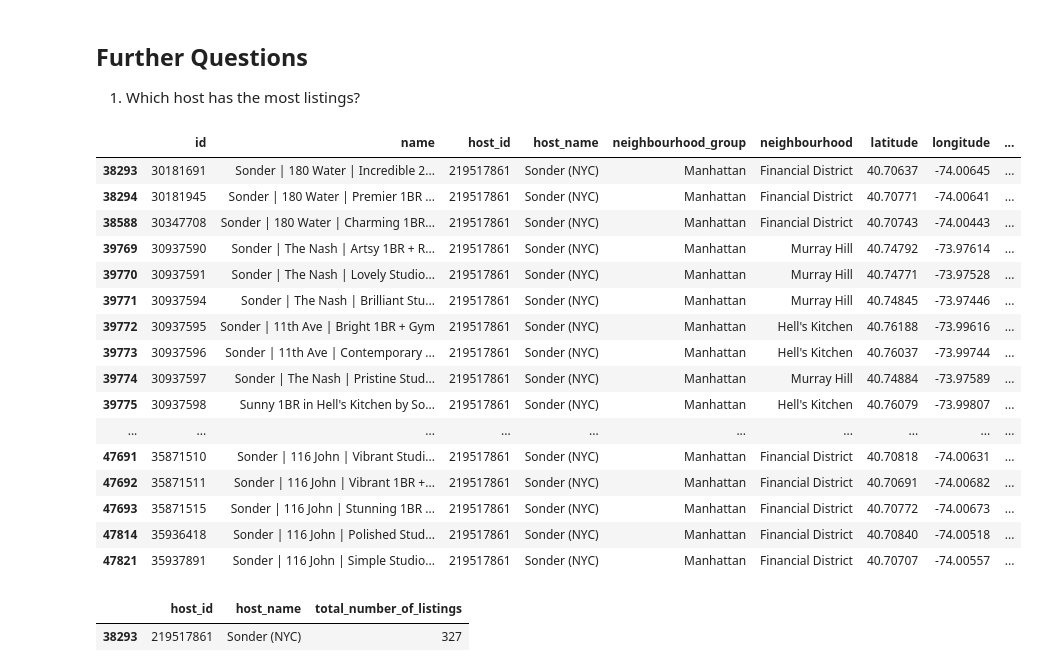
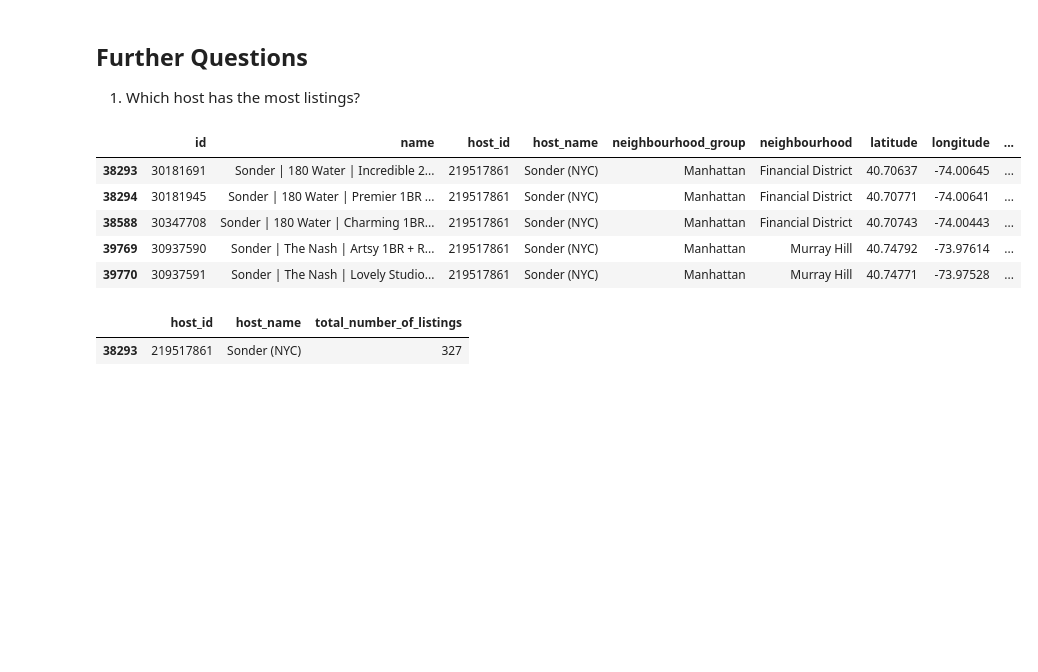
Before and after one commit to sukhpreet1910/AirBnB_Case_Study, a Jupyter notebook: AirBnB Case Study Project Jupyter notebook.ipynb, the cells around one changed output. Saved outputs shown, nothing was run; the diff lists cells and outputs as text; code cells hidden in the pictures; blank space fills up the shorter version.

```diff
--- a/AirBnB Case Study Project Jupyter notebook.ipynb
+++ b/AirBnB Case Study Project Jupyter notebook.ipynb
@@ -192,32 +181,21 @@ Danielle_from_Queens['last_review'].max()
 # %%
 # max_id = air_bnb.groupby(by='host_id').count().idxmax()
 # result = air_bnb.loc[max_id][['host_id', 'host_name']]
 # result
 
 most_listings_host_id = air_bnb['host_id'].value_counts().idxmax()
 most_listings_host_info = air_bnb[air_bnb['host_id'] == most_listings_host_id].copy()
 
 most_listings_host_info['total_number_of_listings'] = most_listings_host_info.shape[0]
 
-most_listings_host_info
+most_listings_host_info.head()
 # %% [output]
 |  | id | name | host_id | host_name | neighbourhood_group | neighbourhood | latitude | longitude | ... |
 | 38293 | 30181691 | Sonder | 180 Water | Incredible 2... | 219517861 | Sonder (NYC) | Manhattan | Financial District | 40.70637 | -74.00645 | ... |
 | 38294 | 30181945 | Sonder | 180 Water | Premier 1BR ... | 219517861 | Sonder (NYC) | Manhattan | Financial District | 40.70771 | -74.00641 | ... |
 | 38588 | 30347708 | Sonder | 180 Water | Charming 1BR... | 219517861 | Sonder (NYC) | Manhattan | Financial District | 40.70743 | -74.00443 | ... |
 | 39769 | 30937590 | Sonder | The Nash | Artsy 1BR + R... | 219517861 | Sonder (NYC) | Manhattan | Murray Hill | 40.74792 | -73.97614 | ... |
 | 39770 | 30937591 | Sonder | The Nash | Lovely Studio... | 219517861 | Sonder (NYC) | Manhattan | Murray Hill | 40.74771 | -73.97528 | ... |
-| 39771 | 30937594 | Sonder | The Nash | Brilliant Stu... | 219517861 | Sonder (NYC) | Manhattan | Murray Hill | 40.74845 | -73.97446 | ... |
-| 39772 | 30937595 | Sonder | 11th Ave | Bright 1BR + Gym | 219517861 | Sonder (NYC) | Manhattan | Hell's Kitchen | 40.76188 | -73.99616 | ... |
-| 39773 | 30937596 | Sonder | 11th Ave | Contemporary ... | 219517861 | Sonder (NYC) | Manhattan | Hell's Kitchen | 40.76037 | -73.99744 | ... |
-| 39774 | 30937597 | Sonder | The Nash | Pristine Stud... | 219517861 | Sonder (NYC) | Manhattan | Murray Hill | 40.74884 | -73.97589 | ... |
-| 39775 | 30937598 | Sunny 1BR in Hell's Kitchen by So... | 219517861 | Sonder (NYC) | Manhattan | Hell's Kitchen | 40.76079 | -73.99807 | ... |
-| ... | ... | ... | ... | ... | ... | ... | ... | ... | ... |
-| 47691 | 35871510 | Sonder | 116 John | Vibrant Studi... | 219517861 | Sonder (NYC) | Manhattan | Financial District | 40.70818 | -74.00631 | ... |
-| 47692 | 35871511 | Sonder | 116 John | Vibrant 1BR +... | 219517861 | Sonder (NYC) | Manhattan | Financial District | 40.70691 | -74.00682 | ... |
-| 47693 | 35871515 | Sonder | 116 John | Stunning 1BR ... | 219517861 | Sonder (NYC) | Manhattan | Financial District | 40.70772 | -74.00673 | ... |
-| 47814 | 35936418 | Sonder | 116 John | Polished Stud... | 219517861 | Sonder (NYC) | Manhattan | Financial District | 40.70840 | -74.00518 | ... |
-| 47821 | 35937891 | Sonder | 116 John | Simple Studio... | 219517861 | Sonder (NYC) | Manhattan | Financial District | 40.70707 | -74.00557 | ... |
 # %%
 desired_info = most_listings_host_info[['host_id', 'host_name', 'total_number_of_listings']].head(1)
 desired_info
```
Also changed, not shown: parts of 2 cells of this notebook.
